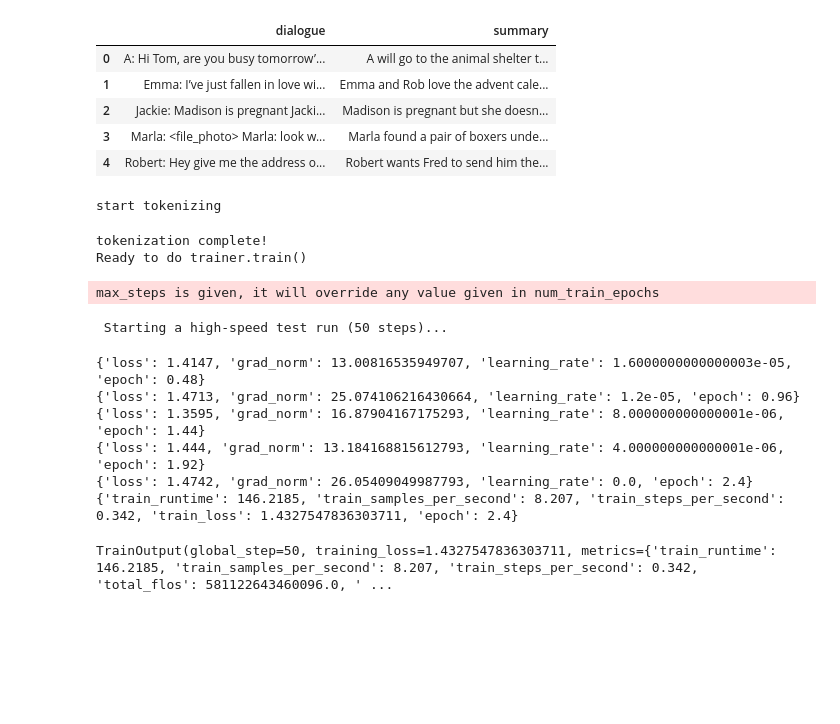
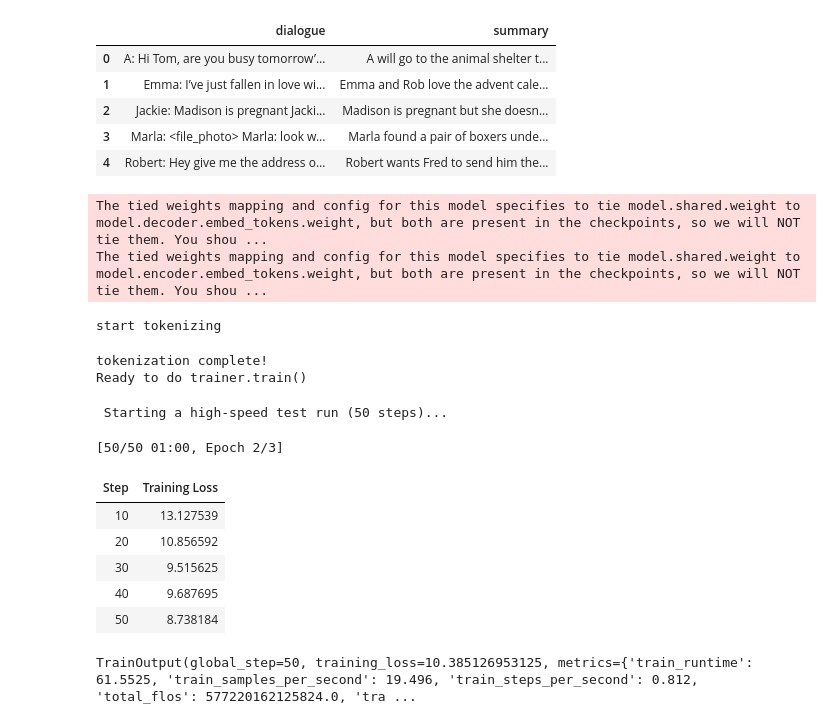
Before and after one commit to jhuangjennifer/573ChineseEnglishSummarization, a Jupyter notebook: notebooks/models/test.ipynb, the cells around one changed output. Saved outputs shown, nothing was run; the diff lists cells and outputs as text; code cells hidden in the pictures; blank space fills up the shorter version.

```diff
--- a/notebooks/models/test.ipynb
+++ b/notebooks/models/test.ipynb
@@ -308,9 +312,25 @@ def tokenize_function(examples):
     model_inputs["labels"] = labels["input_ids"]
     return model_inputs
 
+# 3. Tokenization preprocessing function (applying max_length based on the paper)
+def tokenize_function_translated(examples):
+    model_inputs = tokenizer(
+        examples["dialogue"],
+        max_length=1024,
+        truncation=True
+    )
+    labels = tokenizer(
+        text_target=examples["summary_zh"],
+        max_length=150,
+        truncation=True
+    )
+    model_inputs["labels"] = labels["input_ids"]
+    return model_inputs
+
 # Map tokenization to the entire dataset (batched=True for speed optimization)
 print("start tokenizing")
 tokenized_datasets = hg_dataset.map(tokenize_function, batched=True)
+translated_tokenized_datasets = hg_dataset.map(tokenize_function_translated, batched=True)
 print("tokenization complete!")
 
 # 4. Set up Data Collator (Dynamic padding within batches)
@@ -338,15 +358,17 @@ trainer = Seq2SeqTrainer(
     args=training_args,
     train_dataset=tokenized_datasets["train"],
     eval_dataset=tokenized_datasets["validation"], # Add validation set!
-    tokenizer=tokenizer,
+    processing_class=tokenizer,
     data_collator=data_collator,
 )
 
 print("Ready to do trainer.train()")
 # %% [output]
-start tokenizing
+The tied weights mapping and config for this model specifies to tie model.shared.weight to model.decoder.embed_tokens.weight, but both are present in the checkpoints, so we will NOT tie them. You shou ...
+The tied weights mapping and config for this model specifies to tie model.shared.weight to model.encoder.embed_tokens.weight, but both are present in the checkpoints, so we will NOT tie them. You shou ...
-tokenization complete!
-Ready to do trainer.train()
+start tokenizing
+tokenization complete!
+Ready to do trainer.train()
 # %%
 # =====================================================================
 # STEP 1: SELECT SMALL SUBSET FOR TESTING
@@ -368,41 +390,41 @@ training_args = Seq2SeqTrainingArguments(
     gradient_accumulation_steps=6,       # 4 * 6 = 24 (Still effective batch size 24)
 
     # Use max_steps for a quick exit
     max_steps=50,                        # Stop training exactly at 50 steps
     num_train_epochs=1,                  # Ensure it doesn't run more than 1 epoch
 
     optim="adafactor",
     gradient_checkpointing=True,
     gradient_checkpointing_kwargs={"use_reentrant": False},
 
     logging_steps=10,                    # Log every 10 steps to see progress
     save_strategy="no",                  # Don't waste time saving checkpoints during test
-    predict_with_generate=False,
+    predict_with_generate=True,
     fp16=False,
     bf16=False,
     report_to="none"
 )
 
 # =====================================================================
 # STEP 3: INITIALIZE & RUN
 # =====================================================================
 trainer = Seq2SeqTrainer(
     model=model,
     args=training_args,
     train_dataset=small_train_dataset,   # Use the sliced small dataset
-    tokenizer=tokenizer,
+    processing_class=tokenizer,
     data_collator=data_collator,
 )
 
 print(" Starting a high-speed test run (50 steps)...")
 trainer.train()
 # %% [output]
-max_steps is given, it will override any value given in num_train_epochs
+ Starting a high-speed test run (50 steps)...
- Starting a high-speed test run (50 steps)...
+[50/50 01:00, Epoch 2/3]
+| Step | Training Loss |
+| 10 | 13.127539 |
+| 20 | 10.856592 |
+| 30 | 9.515625 |
+| 40 | 9.687695 |
+| 50 | 8.738184 |
-{'loss': 1.4147, 'grad_norm': 13.00816535949707, 'learning_rate': 1.6000000000000003e-05, 'epoch': 0.48}
-{'loss': 1.4713, 'grad_norm': 25.074106216430664, 'learning_rate': 1.2e-05, 'epoch': 0.96}
-{'loss': 1.3595, 'grad_norm': 16.87904167175293, 'learning_rate': 8.000000000000001e-06, 'epoch': 1.44}
-{'loss': 1.444, 'grad_norm': 13.184168815612793, 'learning_rate': 4.000000000000001e-06, 'epoch': 1.92}
-{'loss': 1.4742, 'grad_norm': 26.05409049987793, 'learning_rate': 0.0, 'epoch': 2.4}
-{'train_runtime': 146.2185, 'train_samples_per_second': 8.207, 'train_steps_per_second': 0.342, 'train_loss': 1.4327547836303711, 'epoch': 2.4}
+TrainOutput(global_step=50, training_loss=10.385126953125, metrics={'train_runtime': 61.5525, 'train_samples_per_second': 19.496, 'train_steps_per_second': 0.812, 'total_flos': 577220162125824.0, 'tra ...
-TrainOutput(global_step=50, training_loss=1.4327547836303711, metrics={'train_runtime': 146.2185, 'train_samples_per_second': 8.207, 'train_steps_per_second': 0.342, 'total_flos': 581122643460096.0, ' ...
```
Also changed, not shown: parts of 12 cells of this notebook.
